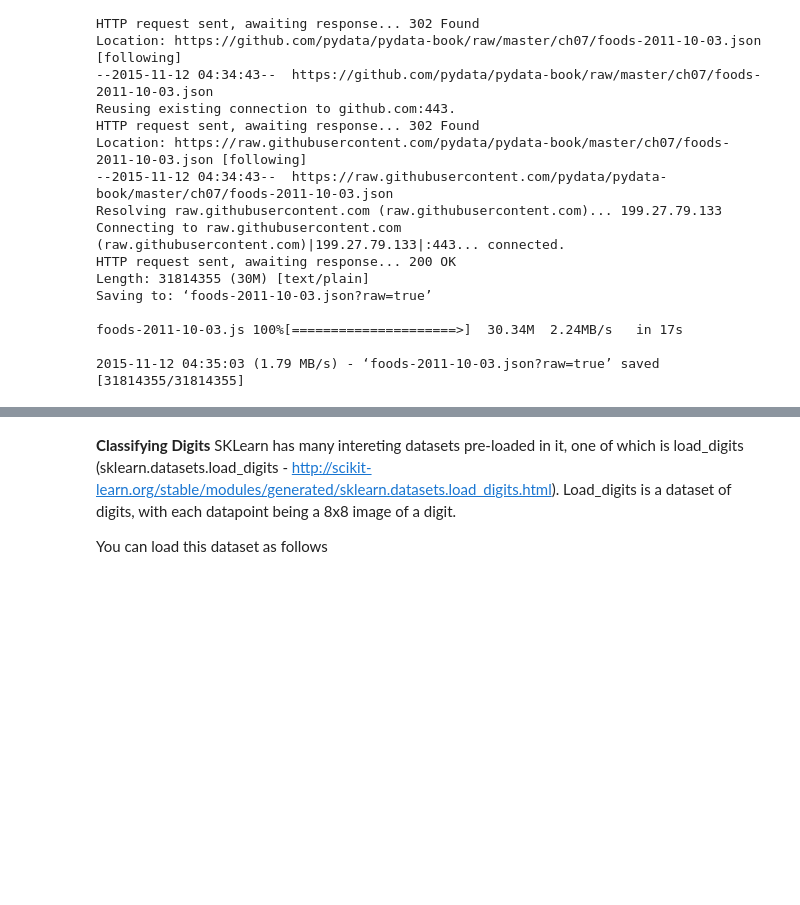
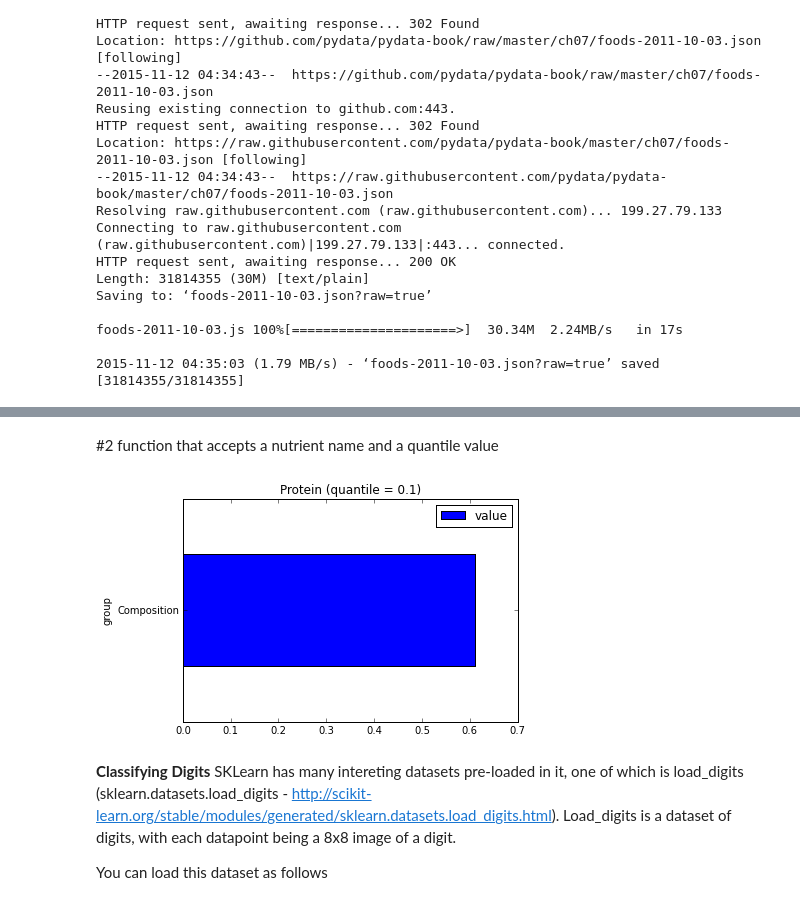
Before and after one commit to mGalarnyk/mgalarny, a Jupyter notebook: DSE200/day_3_models_and_learning/03_Exercises_HW3_MichaelGalarnyk.ipynb, the cells around one changed output, grey strips where cells are left out. Drawn from its saved outputs; the diff is of its cells as text; code cells hidden in the pictures; blank space fills up the shorter version.

```diff
--- a/DSE200/day_3_models_and_learning/03_Exercises_HW3_MichaelGalarnyk.ipynb
+++ b/DSE200/day_3_models_and_learning/03_Exercises_HW3_MichaelGalarnyk.ipynb
@@ -219,13 +223,8 @@ meta_data.head()
 # %%
-#Analyzing a sample dictionary in the nutrient column
 
-#Creating the food Data Frame from the original JSON file
-food=pd.DataFrame(db)
+food=pd.DataFrame(largefile)
 food.set_index('id', inplace=True)
-for i in food.index.values:
-    for nutri in food['nutrients'][i]:
+for index in food.index.values:
+    for nutri in food['nutrients'][index]:
         #Add the food id to each nutrient dictionary
-        nutri['id']=i
-
-#Print sample dictionary
-food['nutrients'][1008][0]
+        nutri['id']=index
@@ -243,3 +289,17 @@ print dict_list[0:10]
+# %% [markdown]
+#2 function that accepts a nutrient name and a quantile value
+# %%
+def nutri_box(nutrient, quantile):
+    df=nutrients[nutrients['description']==str(nutrient)]
+    #return df
+    df=df.groupby(['group']).quantile(q=quantile)
+    df.plot(kind='barh')
+    plt.title(nutrient+' (quantile = '+str(quantile)+')')
+# %%
+done=nutrients['description'].unique()
+nutri_box(done[0],0.1)
+# %% [output]
+[figure, added]
 # %% [markdown]
 **Classifying Digits**
 SKLearn has many intereting datasets pre-loaded in it, one of which is load_digits (sklearn.datasets.load_digits - http://scikit-learn.org/stable/modules/generated/sklearn.datasets.load_digits.html). Load_digits is a dataset of digits, with each datapoint being a 8x8 image of a digit.
```
Also changed, not shown: parts of 14 cells of this notebook, 3 other files.
